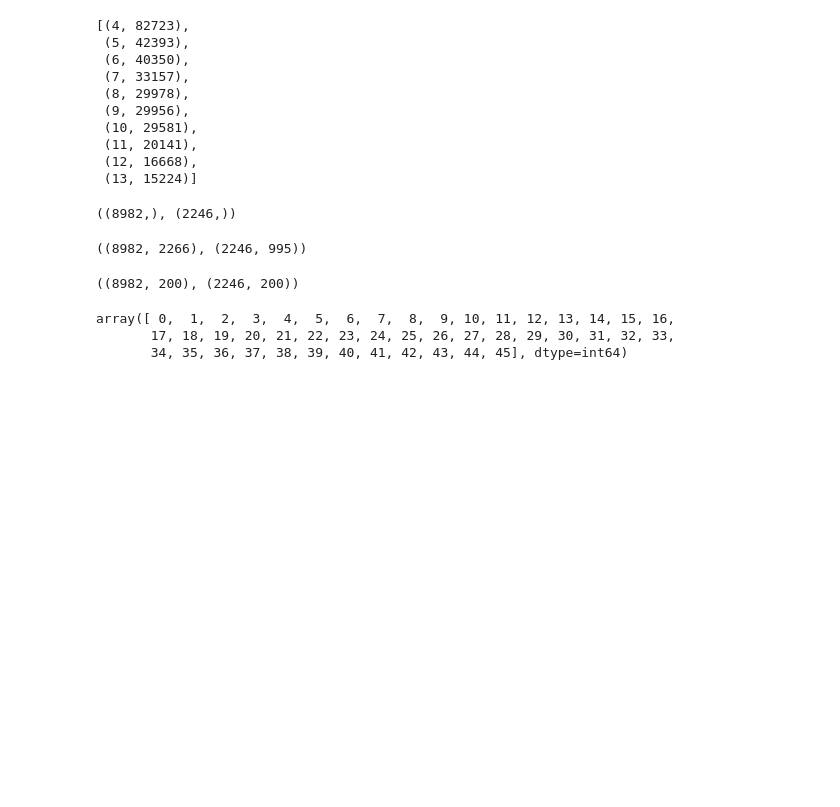
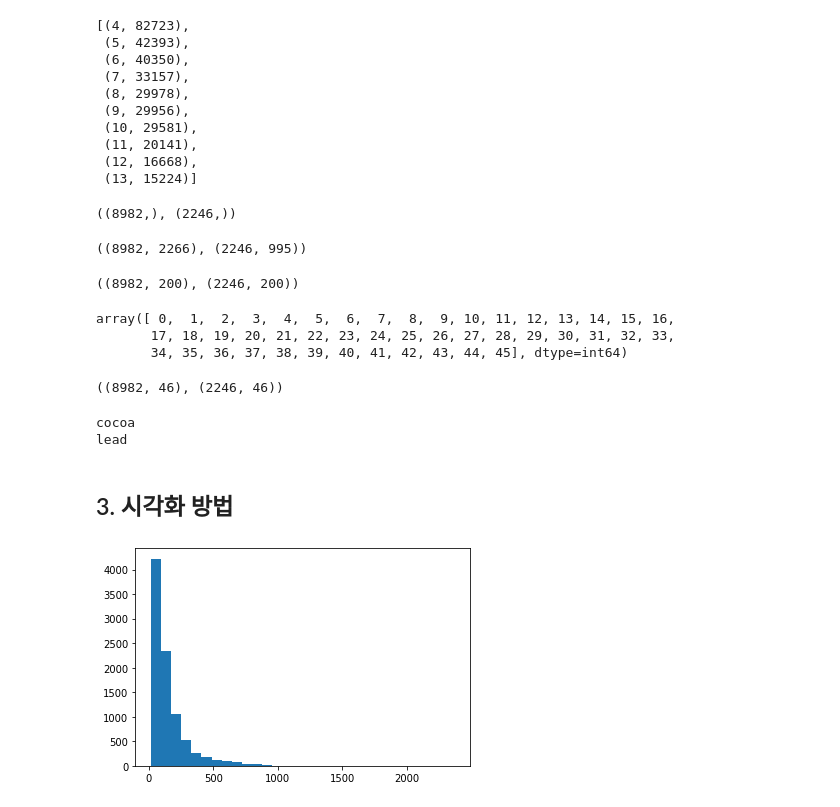
Before and after one commit to ljt1105/portfolio, a Jupyter notebook: DL/time_series_analysis1-seq2seq의 encoder로 뉴스토픽 예측.ipynb, the cells around one changed output. Drawn from its saved outputs; the diff is of its cells as text; code cells hidden in the pictures; blank space fills up the shorter version.

```diff
--- a/DL/time_series_analysis1-seq2seq의 encoder로 뉴스토픽 예측.ipynb
+++ b/DL/time_series_analysis1-seq2seq의 encoder로 뉴스토픽 예측.ipynb
@@ -127,0 +131,4 @@ array([ 0,  1,  2,  3,  4,  5,  6,  7,  8,  9, 10, 11, 12, 13, 14, 15, 16,
+# %%
+train_onehot_topic.shape, test_onehot_topic.shape
+# %% [output]
+((8982, 46), (2246, 46))
@@ -127,0 +145,14 @@ array([ 0,  1,  2,  3,  4,  5,  6,  7,  8,  9, 10, 11, 12, 13, 14, 15, 16,
+# %%
+print(topic2label(0))
+print(topic2label(45))
+# %% [output]
+cocoa
+lead
+# %% [markdown]
+## 3. 시각화 방법
+# %%
+# train_bow_text의 길이 분포 출력
+plt.hist([len(s) for s in train_text], bins=30)
+plt.show()
+# %% [output]
+[figure, added]
```
Also changed, not shown: parts of 59 cells of this notebook.
